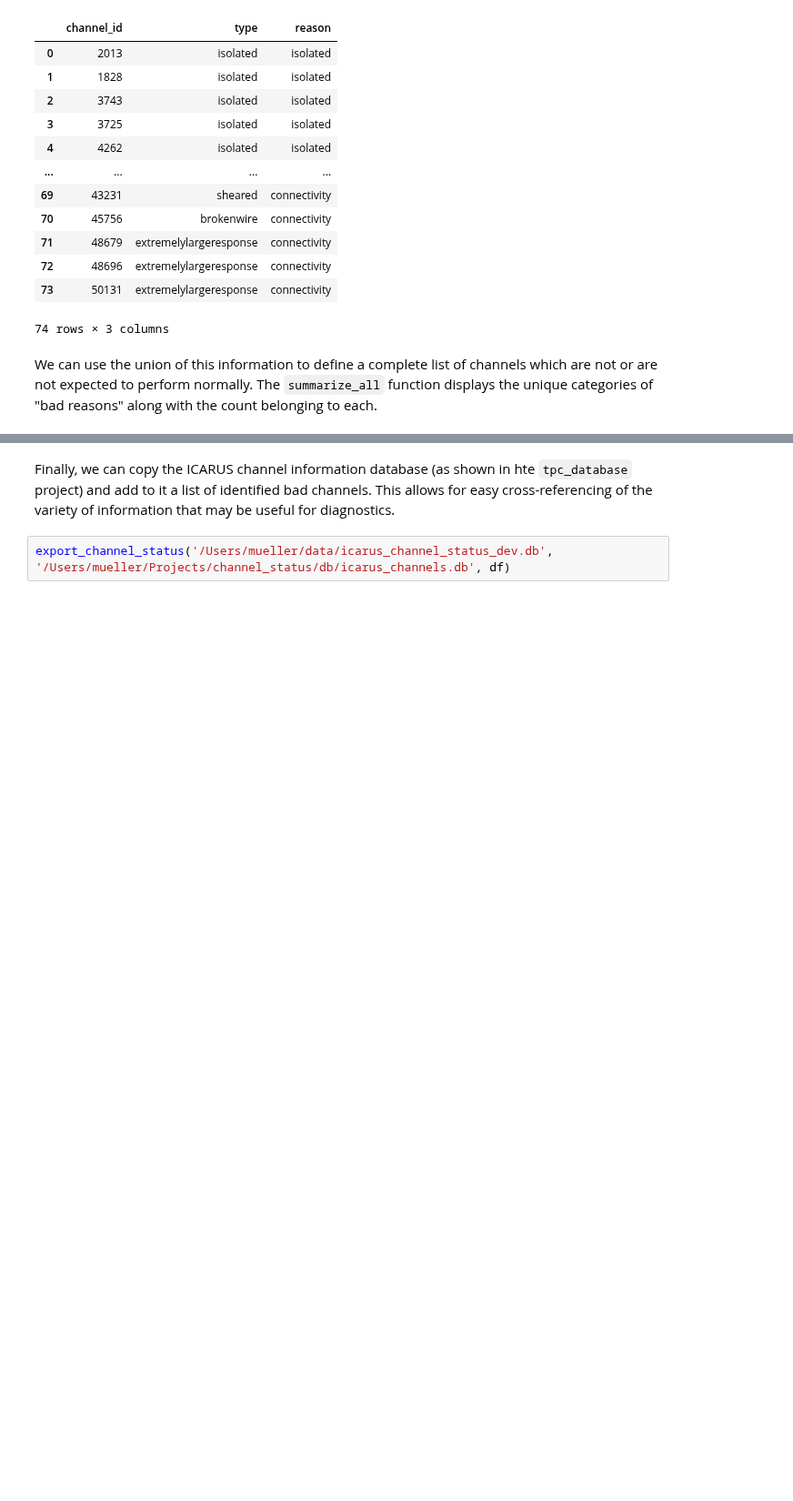
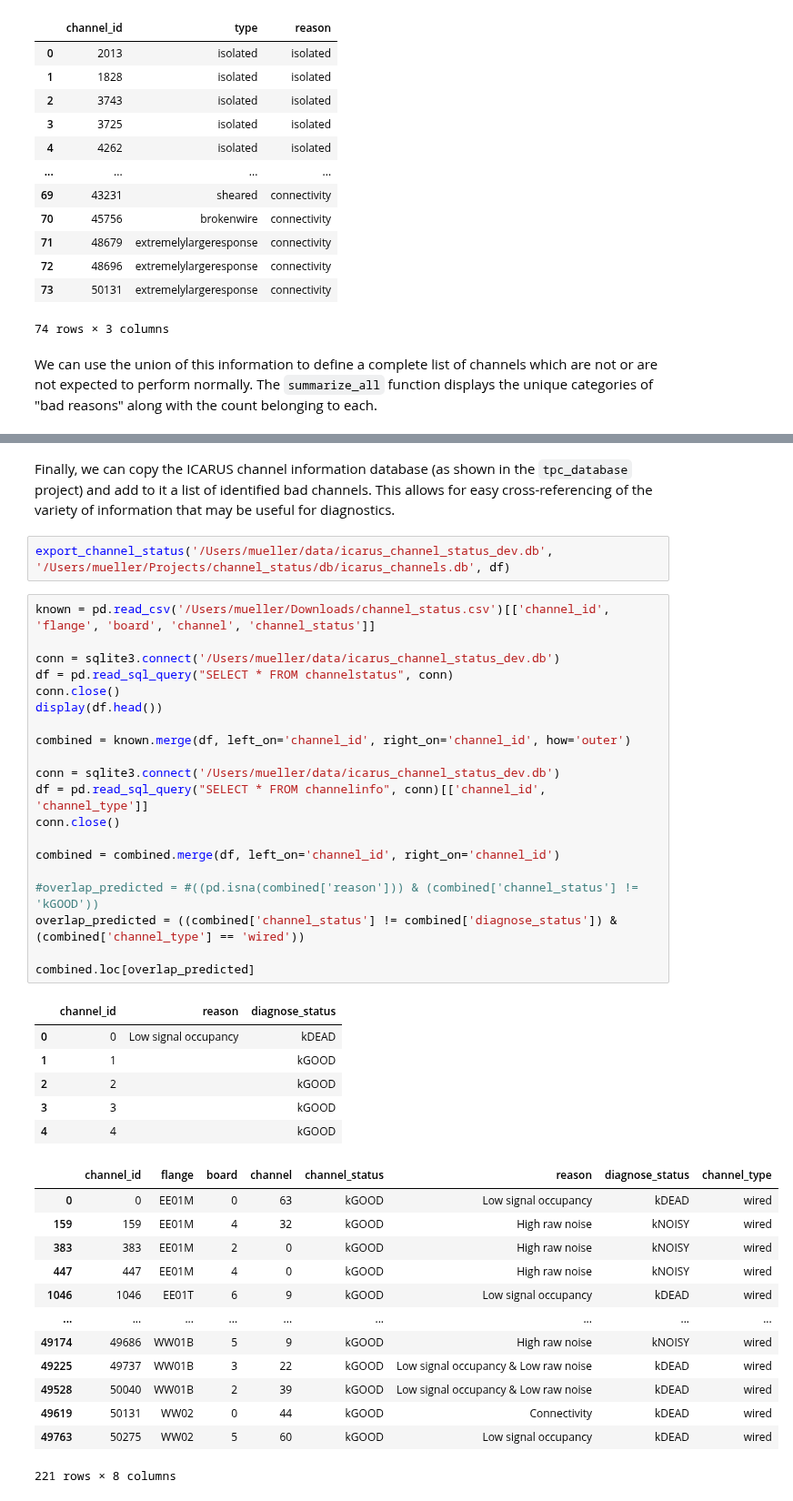
Before and after one commit to justinjmueller/icarus_tpc_analysis, a Jupyter notebook: tpc_channel_status/tpc_channel_status.ipynb, the cells around one changed output, grey strips where cells are left out. Shown at 91% size. Cells and saved outputs as stored; diff of their text form; blank space fills up the shorter version.

```diff
--- a/tpc_channel_status/tpc_channel_status.ipynb
+++ b/tpc_channel_status/tpc_channel_status.ipynb
@@ -163,4 +180,44 @@ Total bad: 1326
 # %% [markdown]
-Finally, we can copy the ICARUS channel information database (as shown in hte `tpc_database` project) and add to it a list of identified bad channels. This allows for easy cross-referencing of the variety of information that may be useful for diagnostics.
+Finally, we can copy the ICARUS channel information database (as shown in the `tpc_database` project) and add to it a list of identified bad channels. This allows for easy cross-referencing of the variety of information that may be useful for diagnostics.
 # %%
 export_channel_status('/Users/mueller/data/icarus_channel_status_dev.db', '/Users/mueller/Projects/channel_status/db/icarus_channels.db', df)
+# %%
+known = pd.read_csv('/Users/mueller/Downloads/channel_status.csv')[['channel_id', 'flange', 'board', 'channel', 'channel_status']]
+
+conn = sqlite3.connect('/Users/mueller/data/icarus_channel_status_dev.db')
+df = pd.read_sql_query("SELECT * FROM channelstatus", conn)
+conn.close()
+display(df.head())
+
+combined = known.merge(df, left_on='channel_id', right_on='channel_id', how='outer')
+
+conn = sqlite3.connect('/Users/mueller/data/icarus_channel_status_dev.db')
+df = pd.read_sql_query("SELECT * FROM channelinfo", conn)[['channel_id', 'channel_type']]
+conn.close()
+
+combined = combined.merge(df, left_on='channel_id', right_on='channel_id')
+
+#overlap_predicted = #((pd.isna(combined['reason'])) & (combined['channel_status'] != 'kGOOD'))
+overlap_predicted = ((combined['channel_status'] != combined['diagnose_status']) & (combined['channel_type'] == 'wired'))
+
+combined.loc[overlap_predicted]
+# %% [output]
+|  | channel_id | reason | diagnose_status |
+| 0 | 0 | Low signal occupancy | kDEAD |
+| 1 | 1 |  | kGOOD |
+| 2 | 2 |  | kGOOD |
+| 3 | 3 |  | kGOOD |
+| 4 | 4 |  | kGOOD |
+|  | channel_id | flange | board | channel | channel_status | reason | diagnose_status | channel_type |
+| 0 | 0 | EE01M | 0 | 63 | kGOOD | Low signal occupancy | kDEAD | wired |
+| 159 | 159 | EE01M | 4 | 32 | kGOOD | High raw noise | kNOISY | wired |
+| 383 | 383 | EE01M | 2 | 0 | kGOOD | High raw noise | kNOISY | wired |
+| 447 | 447 | EE01M | 4 | 0 | kGOOD | High raw noise | kNOISY | wired |
+| 1046 | 1046 | EE01T | 6 | 9 | kGOOD | Low signal occupancy | kDEAD | wired |
+| ... | ... | ... | ... | ... | ... | ... | ... | ... |
+| 49174 | 49686 | WW01B | 5 | 9 | kGOOD | High raw noise | kNOISY | wired |
+| 49225 | 49737 | WW01B | 3 | 22 | kGOOD | Low signal occupancy & Low raw noise | kDEAD | wired |
+| 49528 | 50040 | WW01B | 2 | 39 | kGOOD | Low signal occupancy & Low raw noise | kDEAD | wired |
+| 49619 | 50131 | WW02 | 0 | 44 | kGOOD | Connectivity | kDEAD | wired |
+| 49763 | 50275 | WW02 | 5 | 60 | kGOOD | Low signal occupancy | kDEAD | wired |
+221 rows × 8 columns
```
Also changed, not shown: parts of 8 cells of this notebook, 5 other files.
